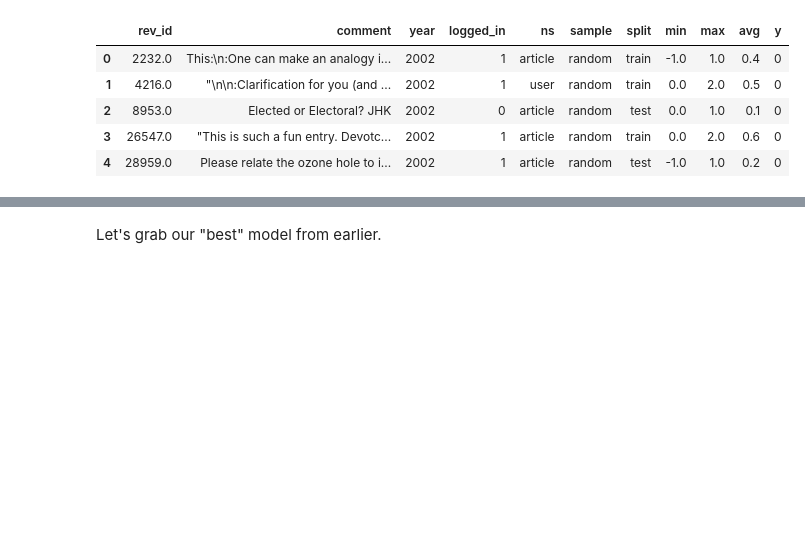
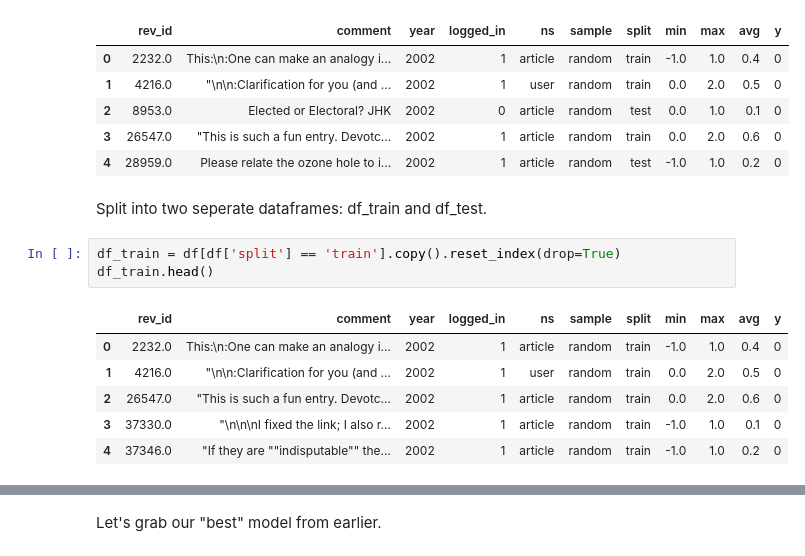
Before and after one commit to jkingphd/nlp_example, a Jupyter notebook: notebooks/3A-jkk-interpretation.ipynb, the cells around one changed output, grey strips where cells are left out. Cells and saved outputs as stored; diff of their text form; blank space fills up the shorter version.

```diff
--- a/notebooks/3A-jkk-interpretation.ipynb
+++ b/notebooks/3A-jkk-interpretation.ipynb
@@ -22,3 +22,15 @@ df.head()
 | 2 | 8953.0 | Elected or Electoral? JHK | 2002 | 0 | article | random | test | 0.0 | 1.0 | 0.1 | 0 |
 | 3 | 26547.0 | "This is such a fun entry. Devotc... | 2002 | 1 | article | random | train | 0.0 | 2.0 | 0.6 | 0 |
 | 4 | 28959.0 | Please relate the ozone hole to i... | 2002 | 1 | article | random | test | -1.0 | 1.0 | 0.2 | 0 |
+# %% [markdown]
+Split into two seperate dataframes: df_train and df_test.
+# %%
+df_train = df[df['split'] == 'train'].copy().reset_index(drop=True)
+df_train.head()
+# %% [output]
+|  | rev_id | comment | year | logged_in | ns | sample | split | min | max | avg | y |
+| 0 | 2232.0 | This:\n:One can make an analogy i... | 2002 | 1 | article | random | train | -1.0 | 1.0 | 0.4 | 0 |
+| 1 | 4216.0 | "\n\n:Clarification for you (and ... | 2002 | 1 | user | random | train | 0.0 | 2.0 | 0.5 | 0 |
+| 2 | 26547.0 | "This is such a fun entry. Devotc... | 2002 | 1 | article | random | train | 0.0 | 2.0 | 0.6 | 0 |
+| 3 | 37330.0 | "\n\n\nI fixed the link; I also r... | 2002 | 1 | article | random | train | -1.0 | 1.0 | 0.1 | 0 |
+| 4 | 37346.0 | "If they are ""indisputable"" the... | 2002 | 1 | article | random | train | -1.0 | 1.0 | 0.2 | 0 |
```
Also changed, not shown: parts of 19 cells of this notebook.
